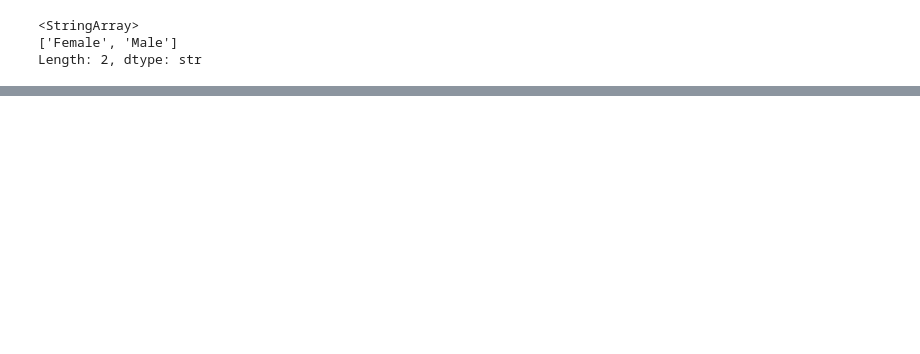
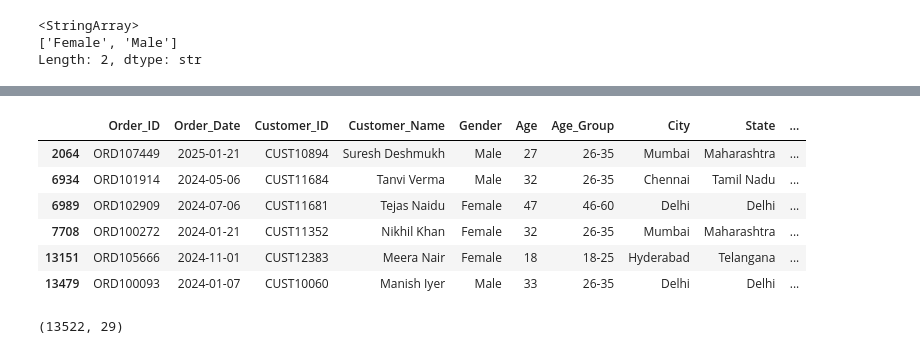
Before and after one commit to Tanujakarande5703/data_analysis_project, a Jupyter notebook: project.ipynb, the cells around one changed output, grey strips where cells are left out. Saved outputs shown, nothing was run; the diff lists cells and outputs as text; code cells hidden in the pictures; blank space fills up the shorter version.

```diff
--- a/project.ipynb
+++ b/project.ipynb
@@ -437,0 +580,2 @@ Length: 2, dtype: str
+# %%
+df_raw=df_raw[( df_raw["Age"] > 15 ) & ( df_raw["Age"] < 90 ) ]
@@ -437,0 +586,10 @@ Length: 2, dtype: str
+# %%
+df_raw[(df_raw["Customer_Rating"]<1) | (df_raw["Customer_Rating"]>5 )]
+# %% [output]
+|  | Order_ID | Order_Date | Customer_ID | Customer_Name | Gender | Age | Age_Group | City | State | ... |
+| 2064 | ORD107449 | 2025-01-21 | CUST10894 | Suresh Deshmukh | Male | 27 | 26-35 | Mumbai | Maharashtra | ... |
+| 6934 | ORD101914 | 2024-05-06 | CUST11684 | Tanvi Verma | Male | 32 | 26-35 | Chennai | Tamil Nadu | ... |
+| 6989 | ORD102909 | 2024-07-06 | CUST11681 | Tejas Naidu | Female | 47 | 46-60 | Delhi | Delhi | ... |
+| 7708 | ORD100272 | 2024-01-21 | CUST11352 | Nikhil Khan | Female | 32 | 26-35 | Mumbai | Maharashtra | ... |
+| 13151 | ORD105666 | 2024-11-01 | CUST12383 | Meera Nair | Female | 18 | 18-25 | Hyderabad | Telangana | ... |
+| 13479 | ORD100093 | 2024-01-07 | CUST10060 | Manish Iyer | Male | 33 | 26-35 | Delhi | Delhi | ... |
@@ -437,0 +598,4 @@ Length: 2, dtype: str
+# %%
+df_raw.shape
+# %% [output]
+(13522, 29)
```
Also changed, not shown: parts of 42 cells of this notebook.
